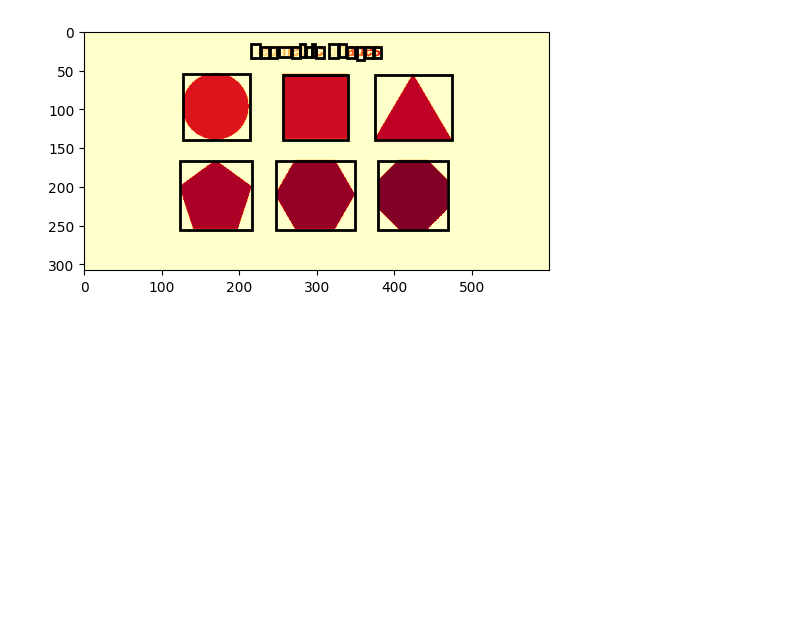
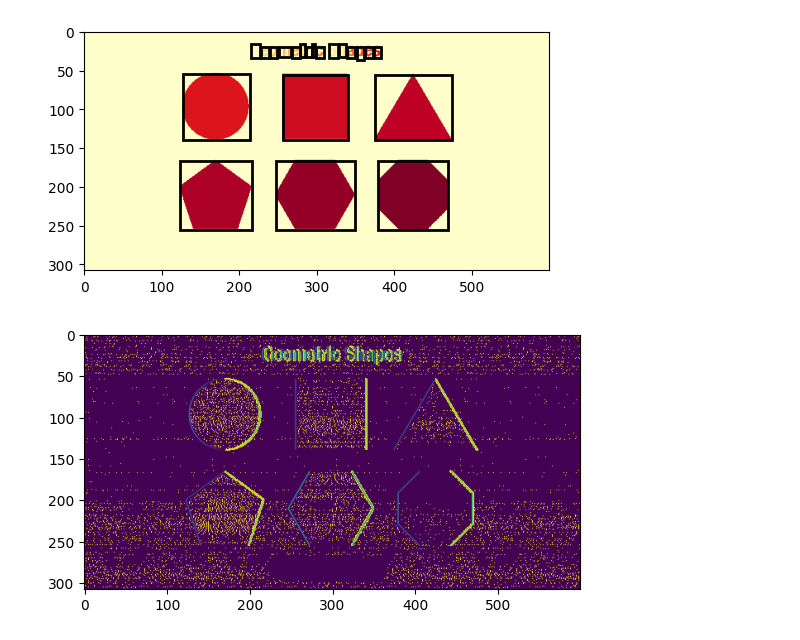
Before and after one commit to 213Horse/NhapMonXuLyAnhSo_ThucHanh, a Jupyter notebook: Lab5/lab5.ipynb, the cells around one changed output. Drawn from its saved outputs; the diff is of its cells as text; code cells hidden in the pictures; blank space fills up the shorter version.

```diff
--- a/Lab5/lab5.ipynb
+++ b/Lab5/lab5.ipynb
@@ -41,3 +42,21 @@ for i in d:
 plt.show()
 # %% [output]
 [figure]
+# %%
+##2
+from PIL import Image
+import numpy as np
+import imageio.v2 as iio
+import scipy.ndimage as nd
+from skimage.morphology import label
+from skimage.measure import regionprops
+import matplotlib.pylab as plt
+import matplotlib.patches as mpatches
+from skimage.filters.thresholding import threshold_otsu
+
+data = Image.open('geometric.png').convert('L')
+bmg = abs(data - nd.shift(data, (0, 1), order=0))
+plt.imshow(bmg)
+plt.show()
+# %% [output]
+[figure, added]
```
Also changed, not shown: parts of 6 cells of this notebook, 14 other files.
